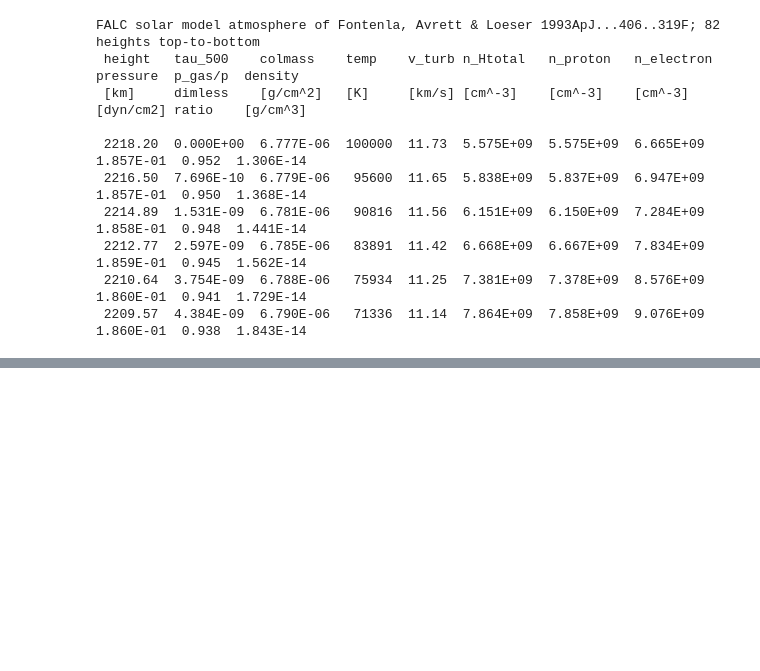
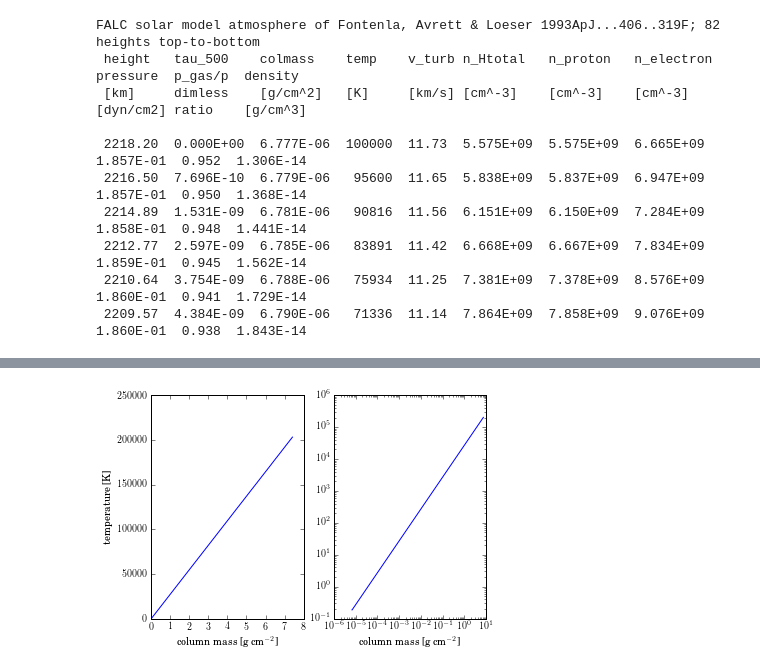
Before and after one commit to mattcwilde/Classes, a Jupyter notebook: ASTR521/HW4/LAB_B1.ipynb, the cells around one changed output, grey strips where cells are left out. Drawn from its saved outputs; the diff is of its cells as text; code cells hidden in the pictures; blank space fills up the shorter version.

```diff
--- a/ASTR521/HW4/LAB_B1.ipynb
+++ b/ASTR521/HW4/LAB_B1.ipynb
@@ -35,0 +51,13 @@ ax.set_ylabel('temperature [K]')
+# %%
+fig, ax = plt.subplots(ncols=2)
+
+ax[0].plot(colm,ptot)
+ax[0].set_xlabel('column mass [g cm$^{-2}$]')
+ax[0].set_ylabel('temperature [K]')
+
+ax[1].loglog(colm,ptot)
+ax[1].set_xlabel('column mass [g cm$^{-2}$]')
+
+plt.show()
+# %% [output]
+[figure, added]
```
Also changed, not shown: parts of 37 cells of this notebook, 2 other files.
